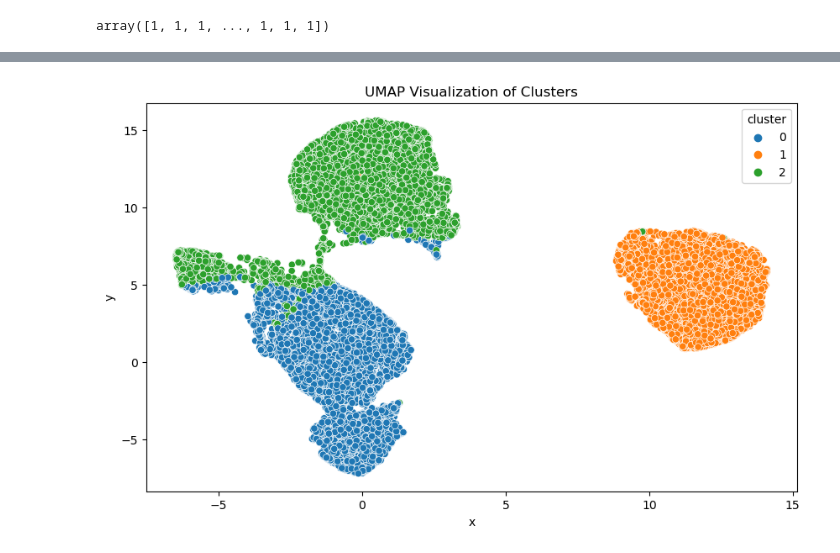
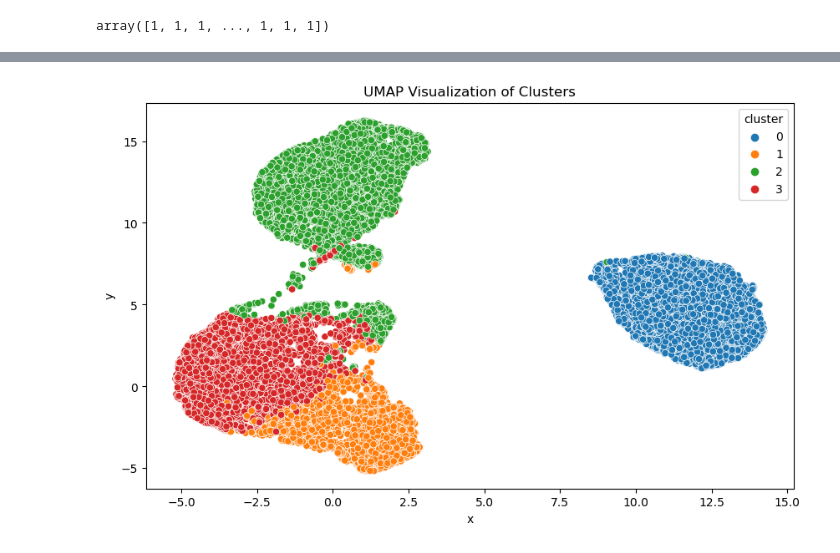
Before and after one commit to master-boda/Client-Segmentation-with-U-MAP-Embedding, a Jupyter notebook: src/preproc/dbscan.ipynb, the cells around one changed output, grey strips where cells are left out. Drawn from its saved outputs; the diff is of its cells as text; code cells hidden in the pictures.

```diff
--- a/src/preproc/dbscan.ipynb
+++ b/src/preproc/dbscan.ipynb
@@ -82,7 +99,7 @@ Best min_samples: 15
 from sklearn.ensemble import IsolationForest
 
 # Create an instance of Isolation Forest
-clf = IsolationForest(contamination=0.01)
+clf = IsolationForest(contamination=0.05)
 
 # Fit the model to your data
 clf.fit(latent_rep_scaled)
@@ -158,6 +170,6 @@ plot_elbow_and_silhouette(latent_rep_scaled)
 # %%
-latent_rep_scaled_nigga = append_kmeans_clusters(latent_rep_scaled, 3)
+latent_rep_scaled_a = append_kmeans_clusters(latent_rep_scaled, 4)
 # %%
-plot_umap_clusters(latent_rep_scaled_nigga)
+plot_umap_clusters(latent_rep_scaled_a)
 # %% [output]
-[figure, old version]
+[figure, new version]
```
Also changed, not shown: parts of 8 cells of this notebook.
